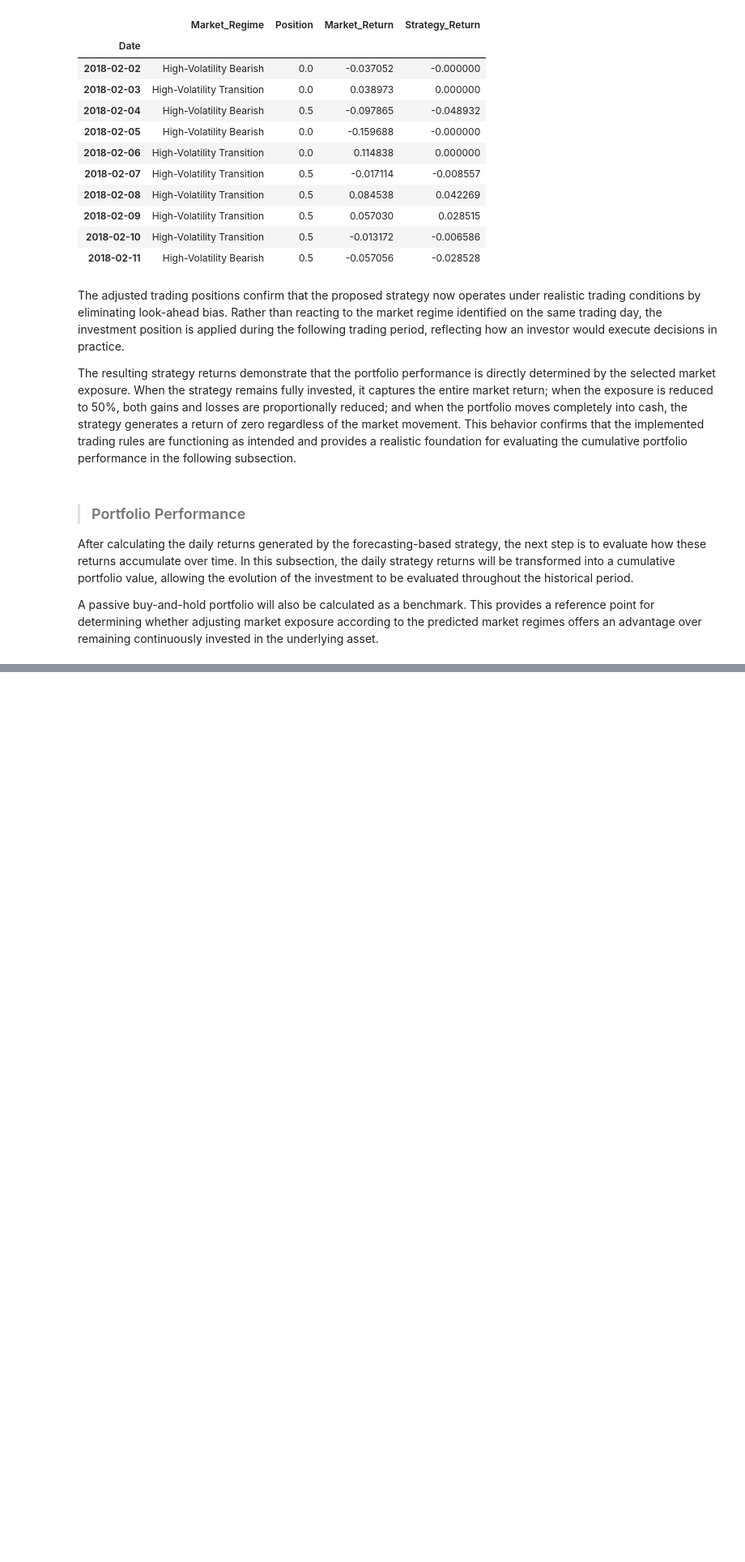
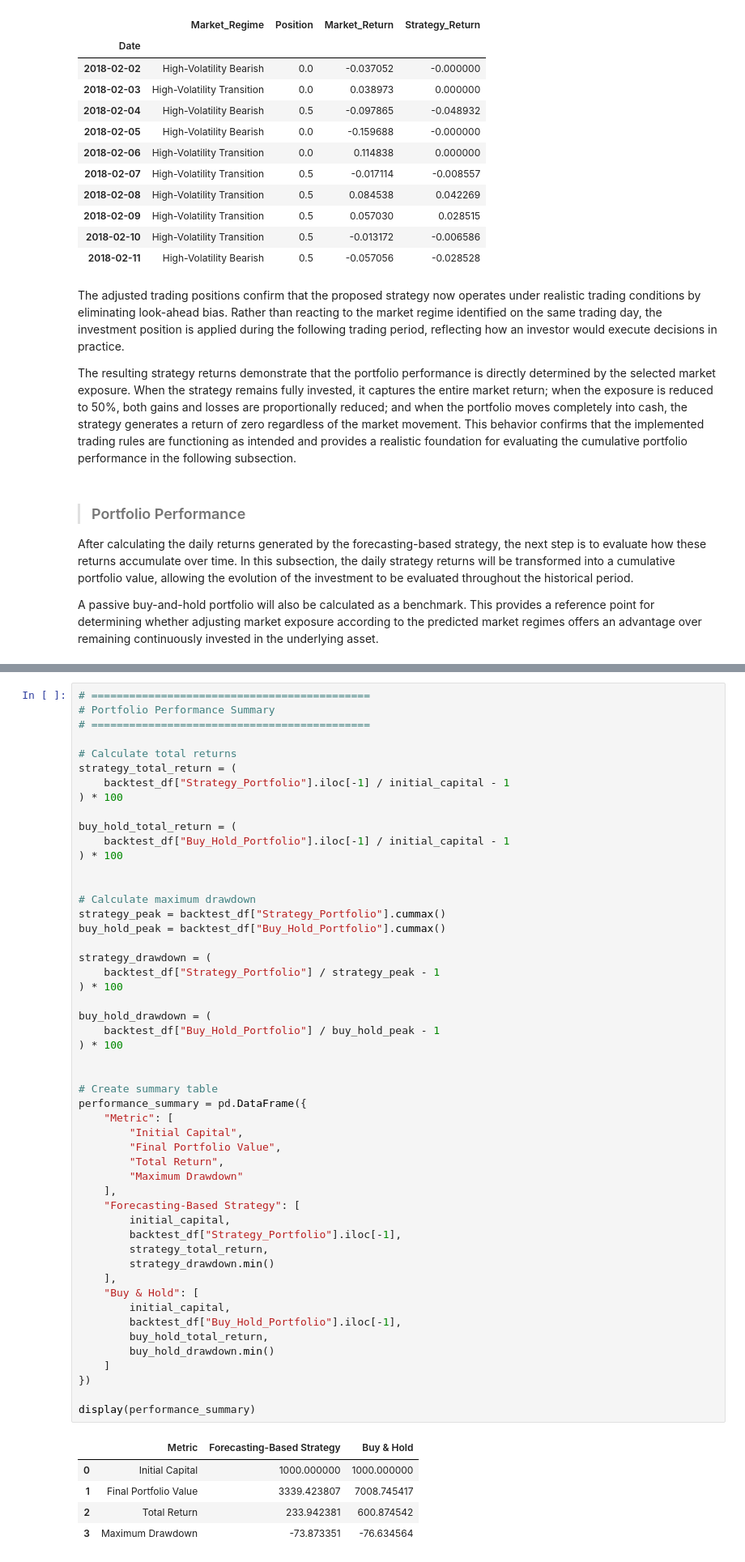
Before and after one commit to GaelRendon/Financial-market-regime-detetcion-system, a Jupyter notebook: notebooks/08_strategy_evaluation.ipynb, the cells around one changed output, grey strips where cells are left out. Shown at 81% size. Cells and saved outputs as stored; diff of their text form; blank space fills up the shorter version.

```diff
--- a/notebooks/08_strategy_evaluation.ipynb
+++ b/notebooks/08_strategy_evaluation.ipynb
@@ -436,0 +479,57 @@ Date
+# %%
+# ============================================
+# Portfolio Performance Summary
+# ============================================
+
+# Calculate total returns
+strategy_total_return = (
+    backtest_df["Strategy_Portfolio"].iloc[-1] / initial_capital - 1
+) * 100
+
+buy_hold_total_return = (
+    backtest_df["Buy_Hold_Portfolio"].iloc[-1] / initial_capital - 1
+) * 100
+
+
+# Calculate maximum drawdown
+strategy_peak = backtest_df["Strategy_Portfolio"].cummax()
+buy_hold_peak = backtest_df["Buy_Hold_Portfolio"].cummax()
+
+strategy_drawdown = (
+    backtest_df["Strategy_Portfolio"] / strategy_peak - 1
+) * 100
+
+buy_hold_drawdown = (
+    backtest_df["Buy_Hold_Portfolio"] / buy_hold_peak - 1
+) * 100
+
+
+# Create summary table
+performance_summary = pd.DataFrame({
+    "Metric": [
+        "Initial Capital",
+        "Final Portfolio Value",
+        "Total Return",
+        "Maximum Drawdown"
+    ],
+    "Forecasting-Based Strategy": [
+        initial_capital,
+        backtest_df["Strategy_Portfolio"].iloc[-1],
+        strategy_total_return,
+        strategy_drawdown.min()
+    ],
+    "Buy & Hold": [
+        initial_capital,
+        backtest_df["Buy_Hold_Portfolio"].iloc[-1],
+        buy_hold_total_return,
+        buy_hold_drawdown.min()
+    ]
+})
+
+display(performance_summary)
+# %% [output]
+|  | Metric | Forecasting-Based Strategy | Buy & Hold |
+| 0 | Initial Capital | 1000.000000 | 1000.000000 |
+| 1 | Final Portfolio Value | 3339.423807 | 7008.745417 |
+| 2 | Total Return | 233.942381 | 600.874542 |
+| 3 | Maximum Drawdown | -73.873351 | -76.634564 |
```
Also changed, not shown: parts of 6 cells of this notebook.
